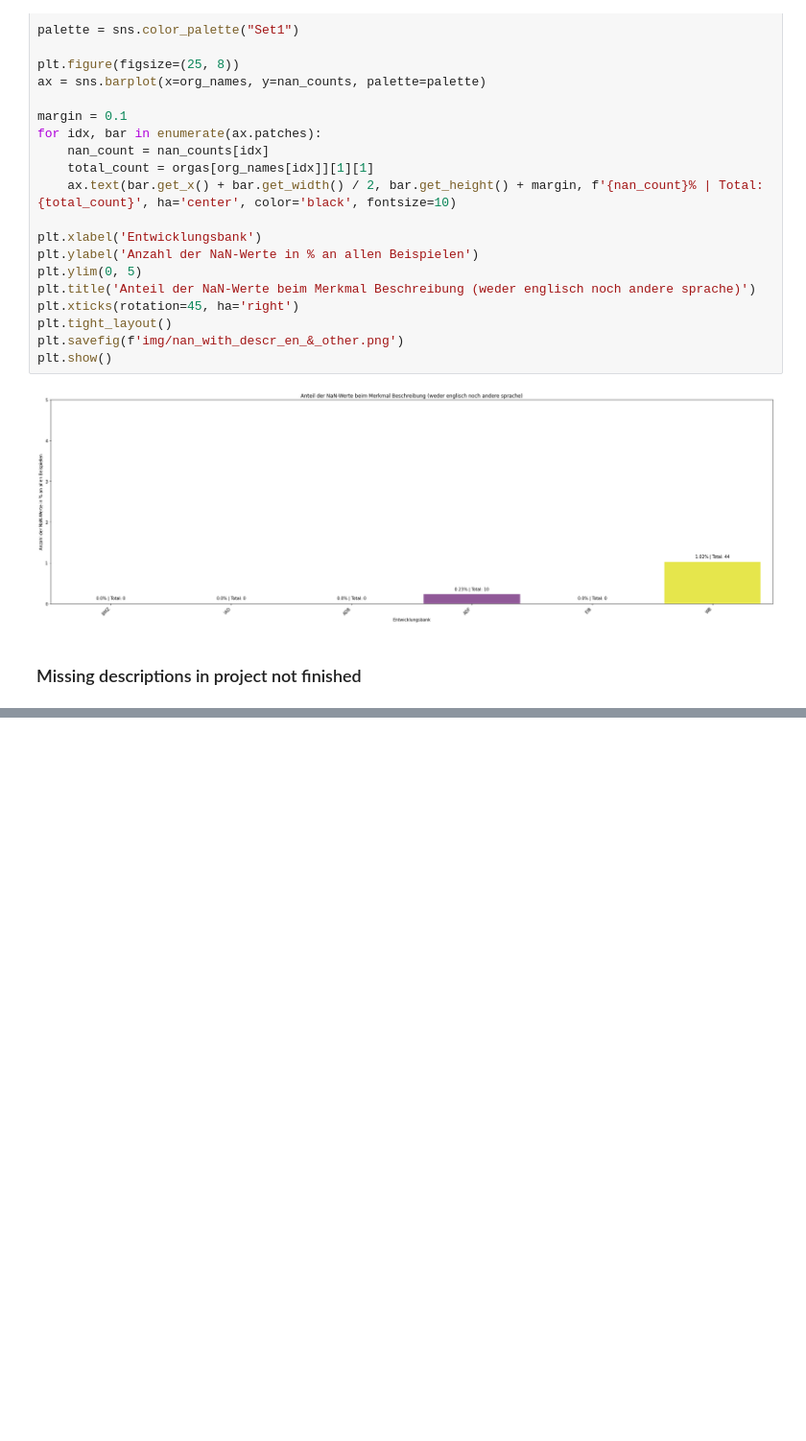
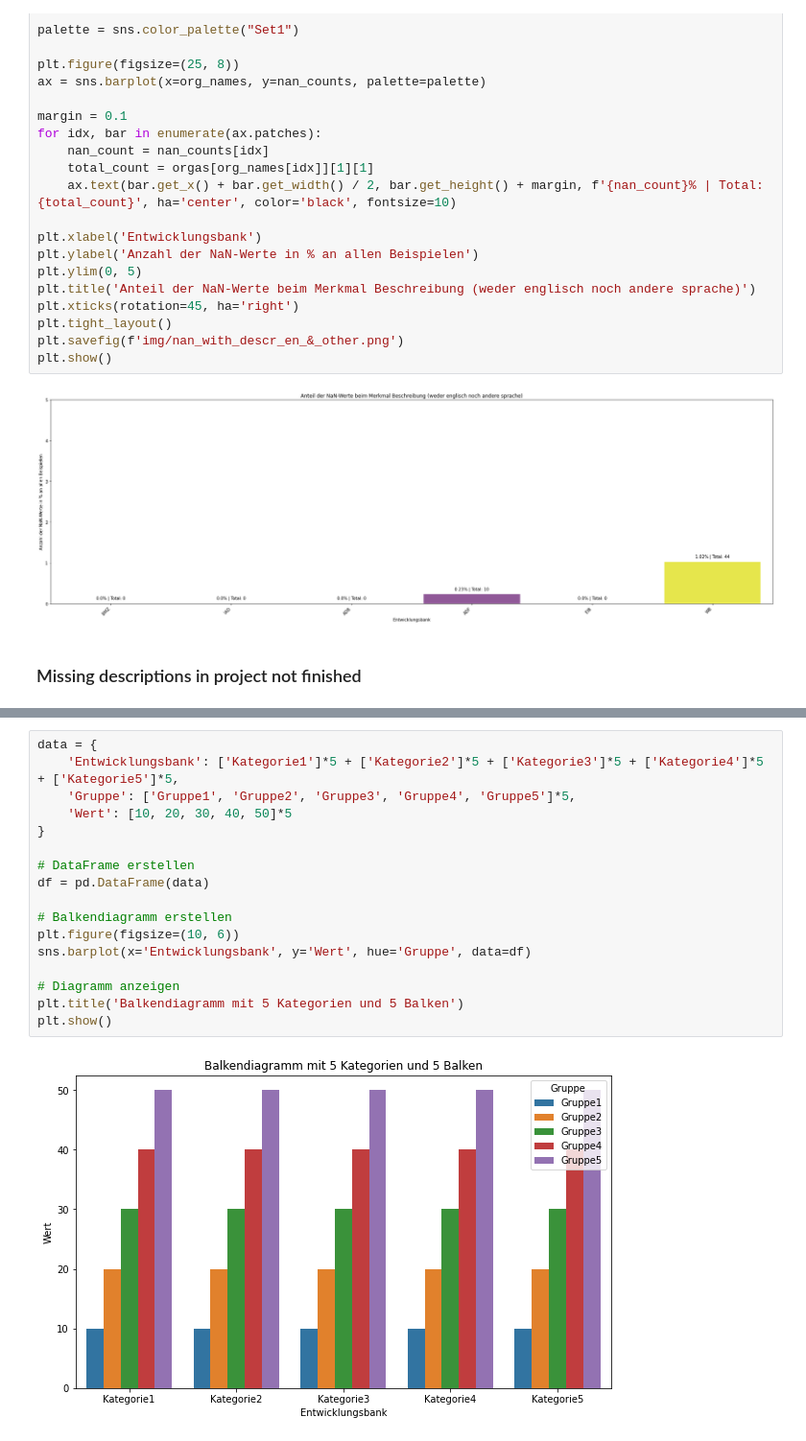
Before and after one commit to JanMuehlnikel/NLP-Development-Banks-Collaboration-Analyzer, a Jupyter notebook: data/exploreation/quality.ipynb, the cells around one changed output, grey strips where cells are left out. Shown at 96% size. Cells and saved outputs as stored; diff of their text form; blank space fills up the shorter version.

```diff
--- a/data/exploreation/quality.ipynb
+++ b/data/exploreation/quality.ipynb
@@ -329,0 +373,19 @@ plt.show()
+# %%
+data = {
+    'Entwicklungsbank': ['Kategorie1']*5 + ['Kategorie2']*5 + ['Kategorie3']*5 + ['Kategorie4']*5 + ['Kategorie5']*5,
+    'Gruppe': ['Gruppe1', 'Gruppe2', 'Gruppe3', 'Gruppe4', 'Gruppe5']*5,
+    'Wert': [10, 20, 30, 40, 50]*5
+}
+
+# DataFrame erstellen
+df = pd.DataFrame(data)
+
+# Balkendiagramm erstellen
+plt.figure(figsize=(10, 6))
+sns.barplot(x='Entwicklungsbank', y='Wert', hue='Gruppe', data=df)
+
+# Diagramm anzeigen
+plt.title('Balkendiagramm mit 5 Kategorien und 5 Balken')
+plt.show()
+# %% [output]
+[figure, added]
```
Also changed, not shown: parts of 5 cells of this notebook, 1 other file.
